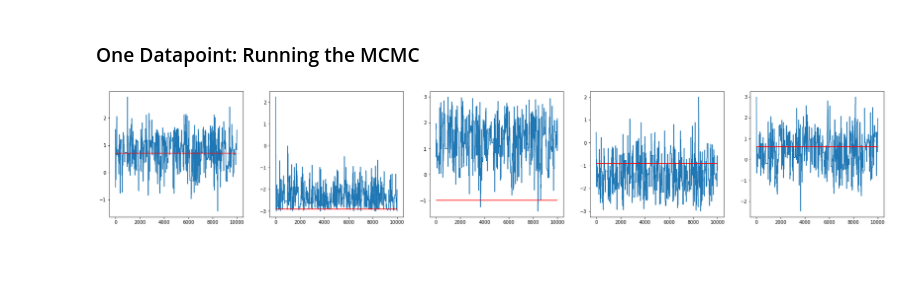
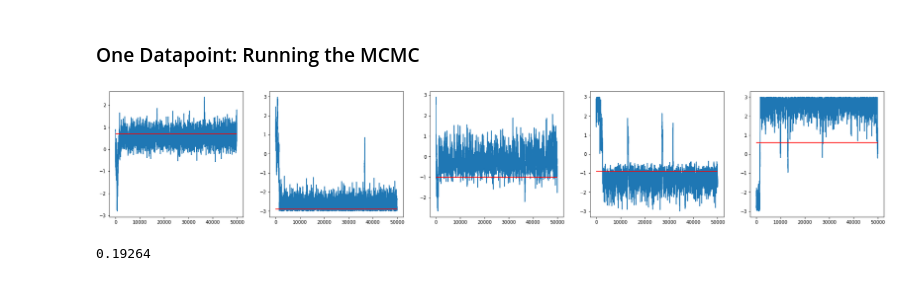
Before and after one commit to MauroCE/MCMCPlayground, a Jupyter notebook: Complete Example.ipynb, the cells around one changed output. Drawn from its saved outputs; the diff is of its cells as text; code cells hidden in the pictures.

```diff
--- a/Complete Example.ipynb
+++ b/Complete Example.ipynb
@@ -66,10 +66,10 @@ def truth():
 # %% [markdown]
 ### Proposal Distribution
 # %%
-def proposal(theta_current):
+def proposal(theta_current, scale=0.1):
     """Proposal distribution for Metropolis Hastings. This is a Normal Distribution with unit variance, meaning
     that it will be a Random Walk Metropolis Hastings."""
-    return MultivariateNormal(theta_current, torch.eye(5))
+    return MultivariateNormal(theta_current, torch.eye(5)*scale)
 # %% [markdown]
 ### Classifier
 # %% [markdown]
@@ -220,21 +228,25 @@ def rwmh_ratio(theta_start, niter, proposal, classifier, prior_log_prob, x0):
 ### One Datapoint: Running the MCMC
 # %%
 # Run the chain
-niter=10000#0
+niter=50000
 samples, acceptance = rwmh_ratio(
     theta_start=prior(1),
     niter=niter,
     proposal=proposal,
     classifier=classifier,
     prior_log_prob=prior_log_prob,
     x0=x0
 )
 
 # Plot the results
 fig, axes = plt.subplots(nrows=1, ncols=5, figsize=(30, 5))
 for i in range(5):
-    axes[i].plot(samples[:, i])                                       # Samples
+    axes[i].plot(samples[:, i])                                                   # Samples
     axes[i].hlines(y=truth()[i], xmin=0, xmax=niter, color='red', zorder=100)     # Truth
 plt.show()
 # %% [output]
-[figure, old version]
+[figure, new version]
+# %%
+acceptance
+# %% [output]
+0.19264
```
Also changed, not shown: parts of 5 cells of this notebook.
